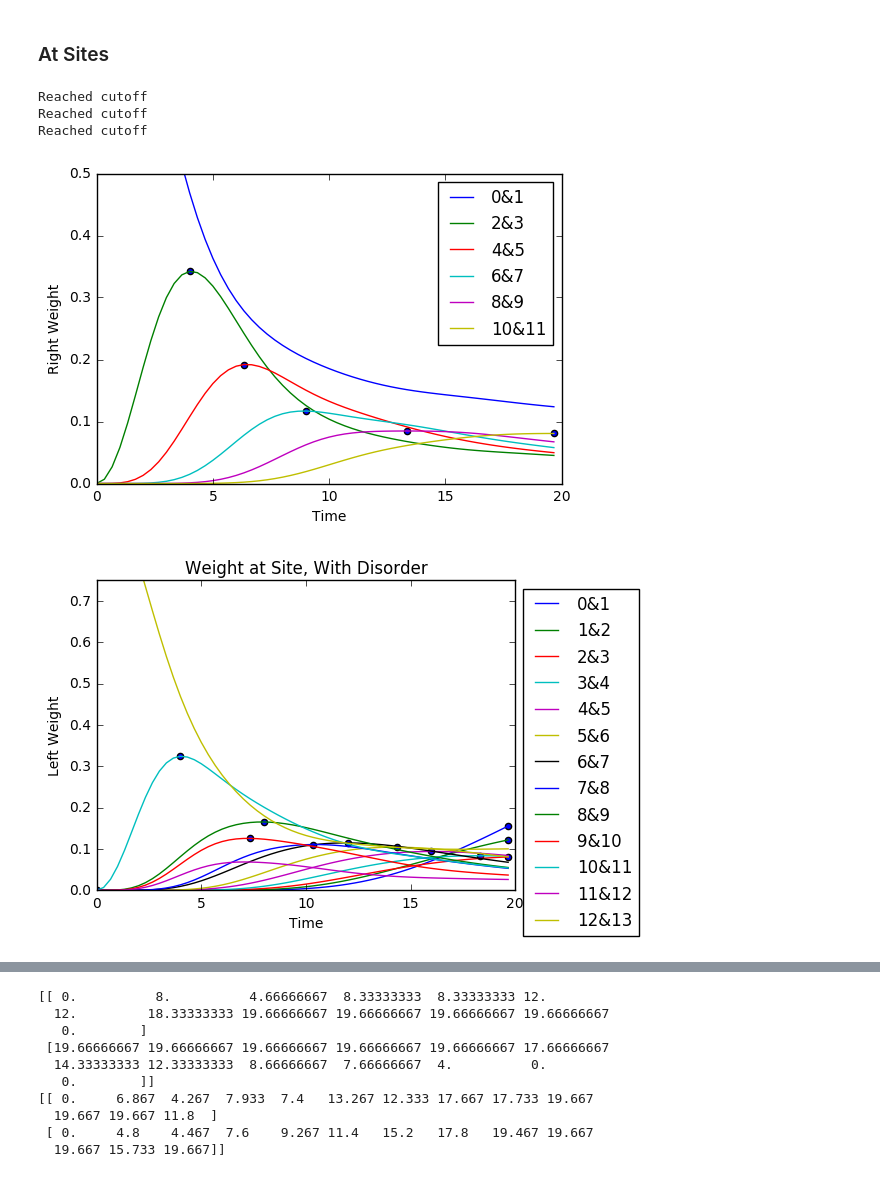
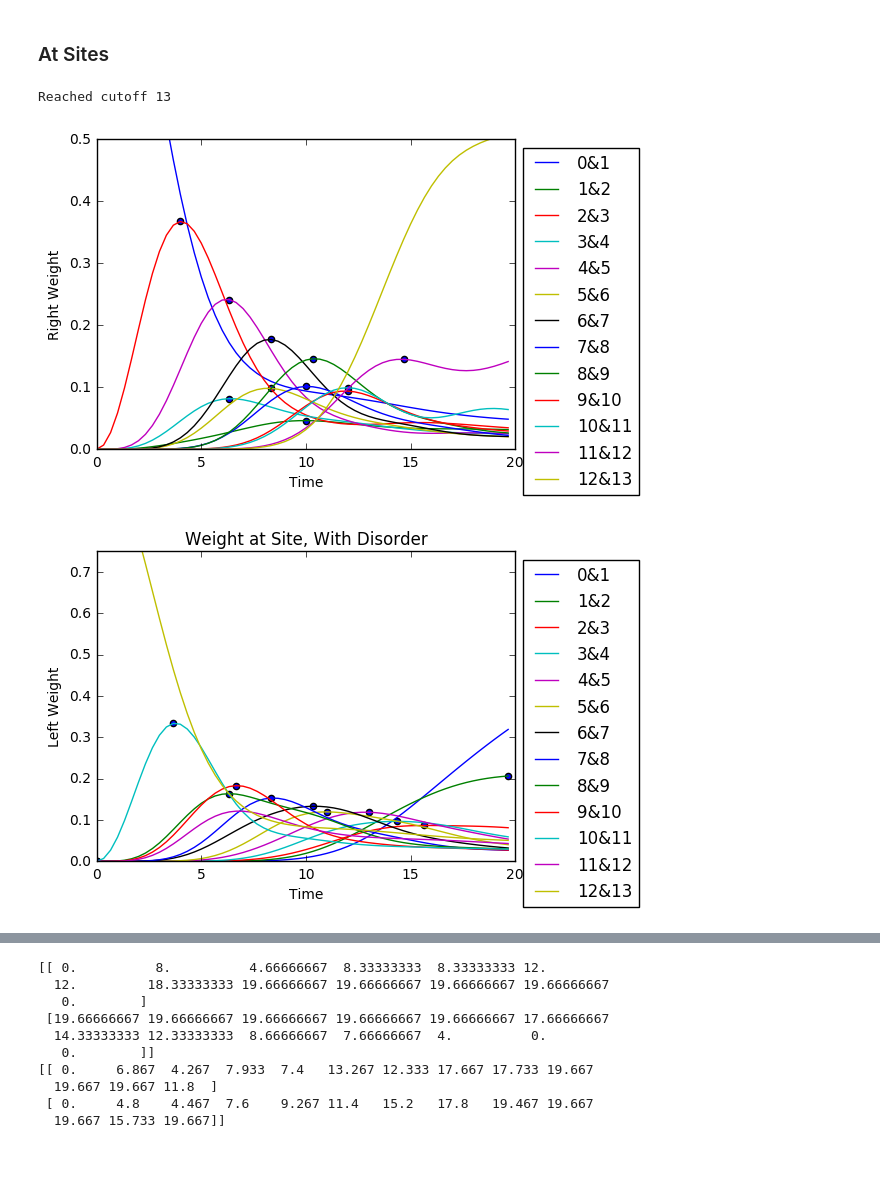
Before and after one commit to cnstahl/Asymmetric, a Jupyter notebook: python/Hamiltonian/Peaks13.ipynb, the cells around one changed output, grey strips where cells are left out. Drawn from its saved outputs; the diff is of its cells as text; code cells hidden in the pictures.

Commit message:
phase transition plotting

```diff
--- a/python/Hamiltonian/Peaks13.ipynb
+++ b/python/Hamiltonian/Peaks13.ipynb
@@ -19,13 +19,14 @@ def chop(a, warn = True):
 L = 13
 end = 20
 n = 3
+stop = n*end
 
 here = True
 pauli = True
 Azero = True
 Aplus = False
 Amult = False
-field_strength = .5
+field_strength = .2
 dot_strength = 0
 
 prefix = "data/weights_L"+str(L)+"end"+str(end)+"n"+str(n)+"_"+str(int(here))+ \
@@ -49,26 +50,26 @@ for idx, fname in enumerate(fnames):
         for jdx, val in enumerate(data):
             if (jdx == 0): continue
             if (val > data[jdx+1]): peakses_site[idx,0,i] = jdx; break
-            if (jdx == stop-2): peakses_site[idx,0,i] = stop-1; print("Reached cutoff"); break
+            if (jdx == stop-2): peakses_site[idx,0,i] = stop-1; print("Reached cutoff", i); break
         weights_site[idx,0,i] = data
 
         data = weightback[i]
         for jdx, val in enumerate(data):
             if (jdx == 0): continue
             if (val > data[jdx+1]): peakses_site[idx,1,i] = jdx; break
-            if (jdx == stop-2): peakses_site[idx,1,i] = stop-1; print("Reached cutoff"); break
+            if (jdx == stop-2): peakses_site[idx,1,i] = stop-1; print("Reached cutoff", i); break
         weights_site[idx,1,i] = data
 
     for i in range(L-1):
         data = (weightfore[i]+weightfore[i+1])/2
         for jdx, val in enumerate(data):
             if (val > data[jdx+1]): peakses_bond[idx,0,i] = jdx; break
-            if (jdx == stop-2): peakses_bond[idx,0,i] = stop-1; print("Reached cutoff"); break
+            if (jdx == stop-2): peakses_bond[idx,0,i] = stop-1; print("Reached cutoff", i); break
         weights_bond[idx,0,i] = data
 
         data = (weightback[i]+weightback[i+1])/2
         for jdx, val in enumerate(data):
             if (val > data[jdx+1]): peakses_bond[idx,1,i] = jdx; break
-            if (jdx == stop-2): peakses_bond[idx,1,i] = stop-1; print("Reached cutoff"); break
+            if (jdx == stop-2): peakses_bond[idx,1,i] = stop-1; print("Reached cutoff", i); break
         weights_bond[idx,1,i] = data
 # %% [output]
@@ -102,49 +103,47 @@ for i in range(L):
     for jdx, val in enumerate(data):
         if (jdx == 0): continue
         if (val > data[jdx+1]): peaks[0,i] = jdx; break
-        if (jdx == stop-2): peaks[0,i] = stop-1; print("Reached cutoff"); break
+        if (jdx == stop-2): peaks[0,i] = stop-1; print("Reached cutoff", L); break
     peaks[0,0] = 0
-    if (i%2==0 and i < 11):
+    if (i%1==0 and i < 15):
         ax.plot(np.arange(stop)/n,data[:stop], label = str(i)+'&'+str(i+1))
         ax.scatter(peaks[0,i]/n, data[(int)(peaks[0,i])])
-# box = ax.get_position()
-# ax.set_position([box.x0, box.y0, box.width * 0.9, box.height])
-# ax.legend(bbox_to_anchor=(1, 1), loc=2)
-ax.legend(loc=1)
+box = ax.get_position()
+ax.set_position([box.x0, box.y0, box.width * 0.9, box.height])
+ax.legend(bbox_to_anchor=(1, 1), loc=2)
+# ax.legend(loc=1)
 plt.ylim(0,.5)
 plt.xlim(0,end)
 plt.ylabel('Right Weight')
 plt.xlabel('Time')
 # plt.title('Weight at Site, With Disorder')
 # plt.savefig('figures/avgRweightL13_s.pdf')
 plt.show()
 
 ax = plt.subplot(111)
 for i in range(L):
     data = avg_weight[1,i]
     for jdx, val in enumerate(data):
         if (val > data[jdx+1]): peaks[1,i] = jdx; break
         if (jdx == stop-2): peaks[1,i] = stop-1; break
     peaks[1,L-2]=0
     if (i%1==0):
         ax.plot(np.arange(stop)/n,data[:stop], label = str(i)+'&'+str(i+1))
         ax.scatter(peaks[1,i]/n, data[(int)(peaks[1,i])])
 box = ax.get_position()
 ax.set_position([box.x0, box.y0, box.width * 0.9, box.height])
 ax.legend(bbox_to_anchor=(1, 1), loc=2)
 plt.ylim(0,.75)
 plt.xlim(0,end)
 plt.ylabel('Left Weight')
 plt.xlabel('Time')
 plt.title('Weight at Site, With Disorder')
 # plt.savefig('figures/avgLweightL13_s.pdf')
 plt.show()
 # %% [output]
-Reached cutoff
-Reached cutoff
-Reached cutoff
+Reached cutoff 13
-[figure, old version]
+[figure, new version]
-[figure, old version]
+[figure, new version]
 # %%
 plt.plot(range(L),peaks[0]/n, 'o-', label="Forward")
 plt.plot(range(L),peaks[1][::-1]/n, 'o-', label="Backward")
```
Also changed, not shown: parts of 4 cells of this notebook, 5 other files.
